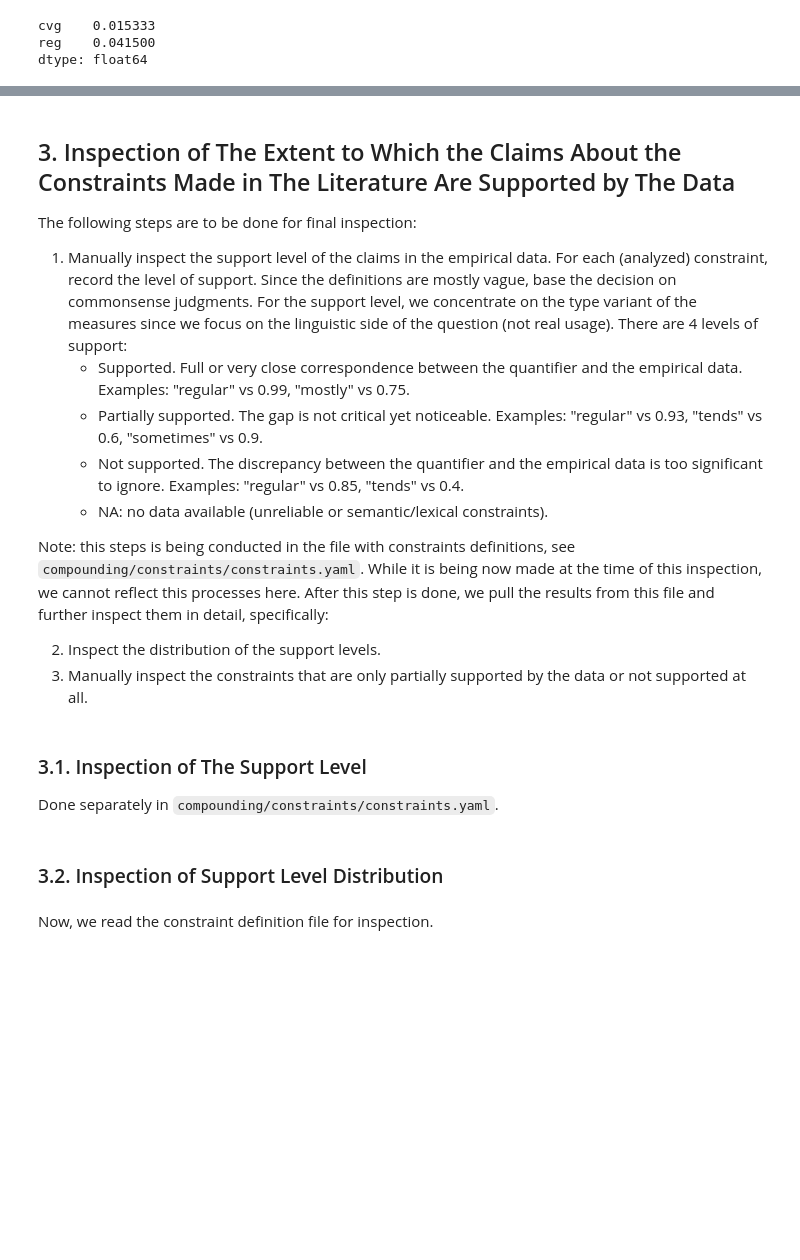
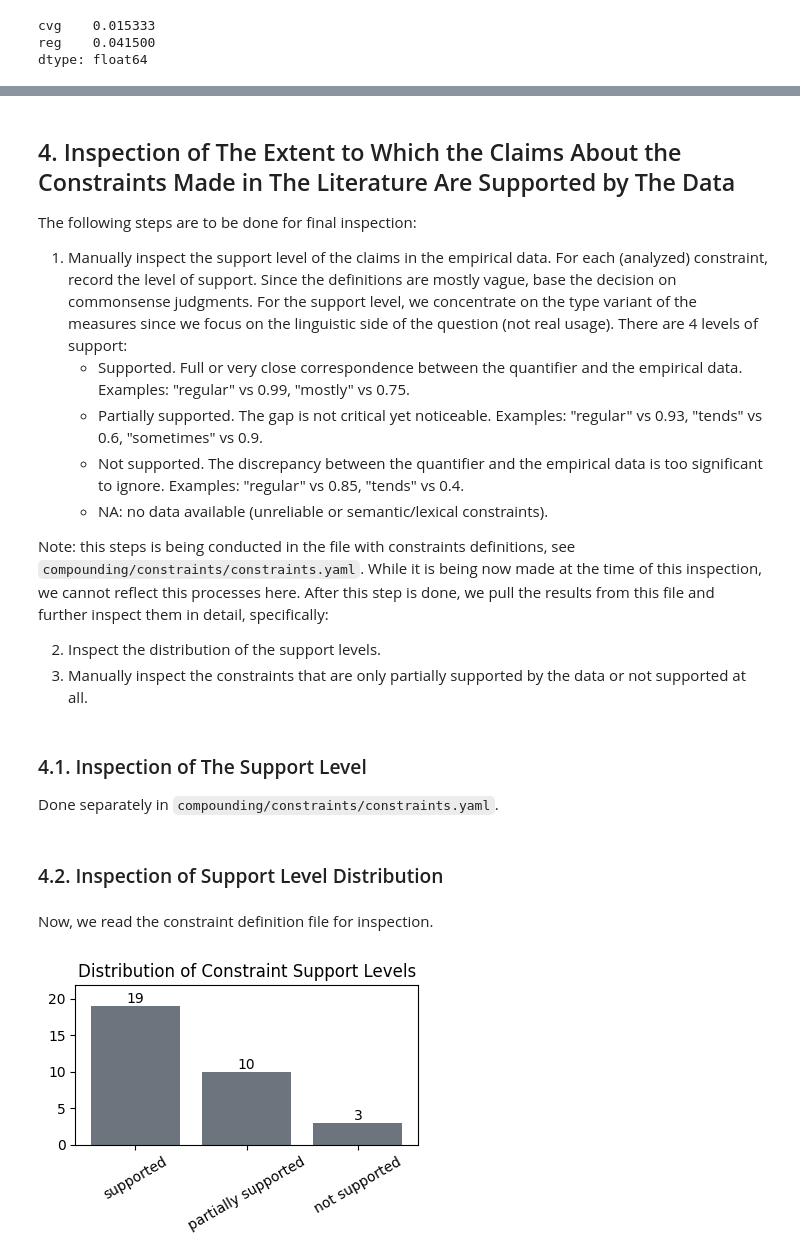
Before and after one commit to maxschmaltz/DieKonstraints, a Jupyter notebook: compounding/constraints/check_applicability/inspect.ipynb, the cells around one changed output, grey strips where cells are left out. Drawn from its saved outputs; the diff is of its cells as text; code cells hidden in the pictures; blank space fills up the shorter version.

Commit message:
update inspection (prelim)

```diff
--- a/compounding/constraints/check_applicability/inspect.ipynb
+++ b/compounding/constraints/check_applicability/inspect.ipynb
@@ -357,7 +405,7 @@ dtype: float64
 
 TODO
 # %% [markdown]
-## 3. Inspection of The Extent to Which the Claims About the Constraints Made in The Literature Are Supported by The Data
+## 4. Inspection of The Extent to Which the Claims About the Constraints Made in The Literature Are Supported by The Data
 
 The following steps are to be done for final inspection:
 1. Manually inspect the support level of the claims in the empirical data. For each (analyzed) constraint, record the level of support. Since the definitions are mostly vague, base the decision on commonsense judgments. For the support level, we concentrate on the type variant of the measures since we focus on the linguistic side of the question (not real usage). There are 4 levels of support:
@@ -371,10 +419,46 @@ Note: this steps is being conducted in the file with constraints definitions, se
 2. Inspect the distribution of the support levels.
 3. Manually inspect the constraints that are only partially supported by the data or not supported at all.
 # %% [markdown]
-### 3.1. Inspection of The Support Level
+### 4.1. Inspection of The Support Level
 
 Done separately in `compounding/constraints/constraints.yaml`.
 # %% [markdown]
-### 3.2. Inspection of Support Level Distribution
+### 4.2. Inspection of Support Level Distribution
 # %% [markdown]
 Now, we read the constraint definition file for inspection.
+# %%
+sup_levels = {
+    c_id: sl for c_id, c in constraints.items()
+    if (sl := c["support_level"]) != "NA"
+}
+order = ["supported", "partially supported", "not supported"] #, "NA"]
+counts = Counter(sup_levels.values())
+values = [counts[k] for k in order]
+
+plt.figure(figsize=(4, 3))
+
+bars = plt.bar(order, values, color="#6c757d")
+
+# add count labels
+for bar in bars:
+    height = bar.get_height()
+    plt.text(
+        bar.get_x() + bar.get_width() / 2,
+        height + max(values) * 0.02,
+        f"{int(height)}",
+        ha="center"
+    )
+
+# add headroom so labels don't collide with top border
+plt.ylim(0, max(values) * 1.15)
+plt.title("Distribution of Constraint Support Levels")
+plt.xticks(rotation=30, ha="center")
+plt.tight_layout()
+
+plt.savefig(
+    os.path.join(pt1_out_dir, "sup_level_distr.png"),
+    dpi=800
+)
+plt.show()
+# %% [output]
+[figure, added]
```
Also changed, not shown: parts of 41 cells of this notebook.
